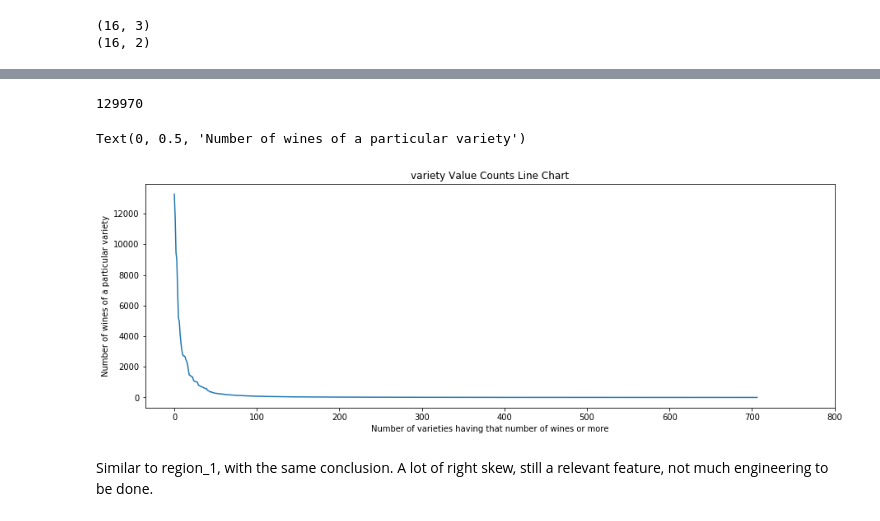
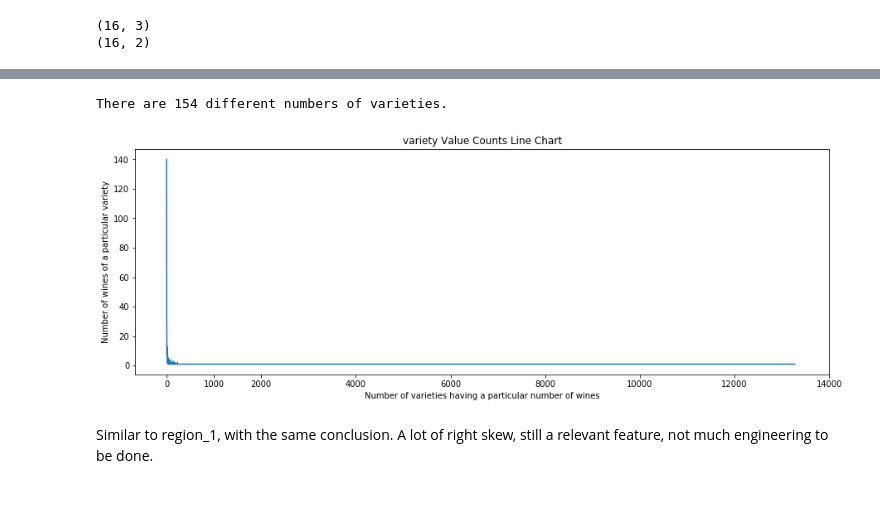
Before and after one commit to chorhatarahuduketuri/Wine-reviews, a Jupyter notebook: code/Wine Reviews EDA.ipynb, the cells around one changed output, grey strips where cells are left out. Saved outputs shown, nothing was run; the diff lists cells and outputs as text; code cells hidden in the pictures.

```diff
--- a/code/Wine Reviews EDA.ipynb
+++ b/code/Wine Reviews EDA.ipynb
@@ -652,18 +682,18 @@ Carcajolu                         1
 Name: variety, Length: 707, dtype: int64
-# %%
-variety_value_counts.sum()
-# %% [output]
-129970
+# %%
+print('There are {} different numbers of varieties.'.format(len(variety_value_counts.value_counts().sort_index())))
+# %% [output]
+There are 154 different numbers of varieties.
 # %%
-ax_4 = variety_value_counts.plot.line(title='variety Value Counts Line Chart', figsize=(15,5))
+ax_5 = variety_value_counts.value_counts().sort_index().plot.line(title='variety Value Counts Line Chart', figsize=(15,5))
 
-ax_4.set_xticks([0, 100, 200, 300, 400, 500, 600, 700, 800]);
-ax_4.set_xticklabels([0, 100, 200, 300, 400, 500, 600, 700, 800]);
-ax_4.set_xlabel('Number of varieties having that number of wines or more')
-ax_4.set_ylabel('Number of wines of a particular variety')
+ax_5.set_xticks([0, 1000, 2000, 4000, 6000, 8000, 10000, 12000, 14000]);
+ax_5.set_xticklabels([0, 1000, 2000, 4000, 6000, 8000, 10000, 12000, 14000]);
+
+ax_5.set_xlabel('Number of varieties having a particular number of wines');
+ax_5.set_ylabel('Number of wines of a particular variety');
 # %% [output]
-Text(0, 0.5, 'Number of wines of a particular variety')
-[figure, old version]
+[figure, new version]
 # %% [markdown]
 Similar to region_1, with the same conclusion. A lot of right skew, still a relevant feature, not much engineering to be done.
 # %%
```
Also changed, not shown: parts of 29 cells of this notebook.
